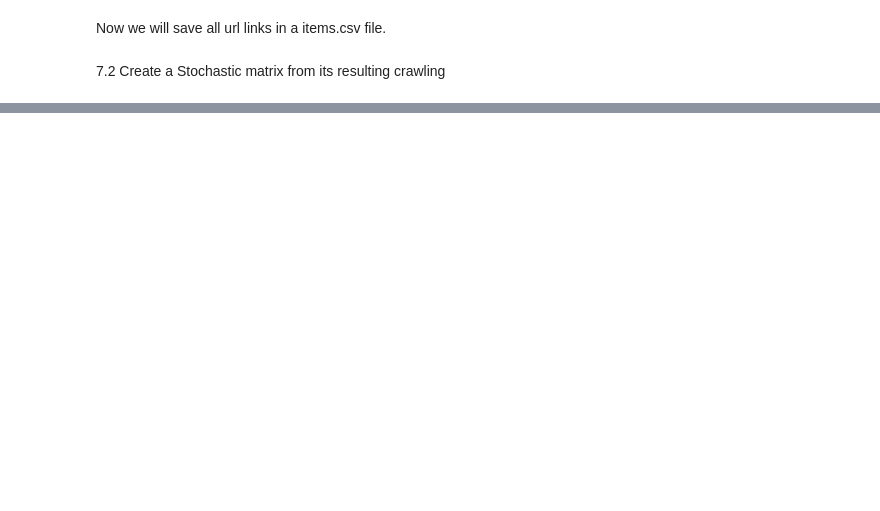
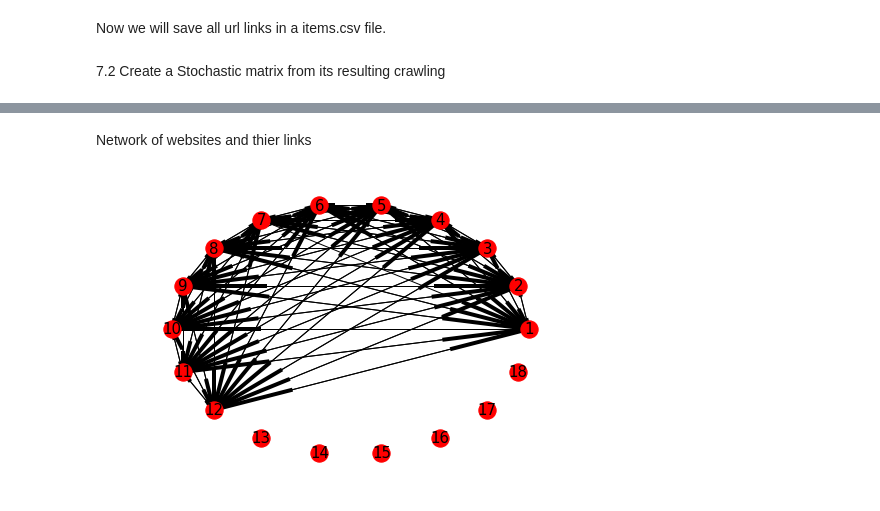
Before and after one commit to shusrushabezugam/big-data-python-class, a Jupyter notebook: SHUSRUSHABEZUGAM-HW7-linkanalysis.ipynb, the cells around one changed output, grey strips where cells are left out. Drawn from its saved outputs; the diff is of its cells as text; code cells hidden in the pictures; blank space fills up the shorter version.

Commit message:
Tried to apply crawling on own website.

```diff
--- a/SHUSRUSHABEZUGAM-HW7-linkanalysis.ipynb
+++ b/SHUSRUSHABEZUGAM-HW7-linkanalysis.ipynb
@@ -178,0 +241,4 @@ df1
+# %%
+import pandas as p
+insightful=p.read_csv("test_insightfulm/items_final.csv")
+insightful
@@ -178,0 +264,4 @@ df1
+# %%
+g=insightful[['url_from','url_to']].groupby(['url_from'],as_index=False).count()
+#grped_urls=blog_data[['Fromurl','Tourl']].groupby(['Fromurl'],as_index=False).count()
+g
@@ -178,0 +283,4 @@ df1
+# %%
+import numpy as np
+H = np.zeros((18,18))
+H
@@ -178,0 +305,9 @@ df1
+# %%
+import random
+from random import randint
+for i in range (1,12):
+    n = g.at[i,'url_to']
+    cols = list(random.sample(range(1,12),11))
+    x = 1/float(g.loc[[i]]['url_to'])
+    for j in cols:
+        H[i][j]=x
@@ -179,2 +376,18 @@ df1
+# %% [markdown]
+Network of websites and thier links
+# %%
+import numpy as np
+import matplotlib.pyplot as plt
+import networkx as nx
+
+
+G = nx.from_numpy_matrix(np.array(H), create_using=nx.MultiDiGraph())
+pos = nx.circular_layout(G)
+nx.draw_circular(G)
+labels = {i : i + 1 for i in G.nodes()}
+nx.draw_networkx_labels(G, pos, labels, font_size=15)
+plt.show()
+# %% [output]
+[figure, added]
 # %% [markdown]
 References:
```
Also changed, not shown: parts of 19 cells of this notebook.
